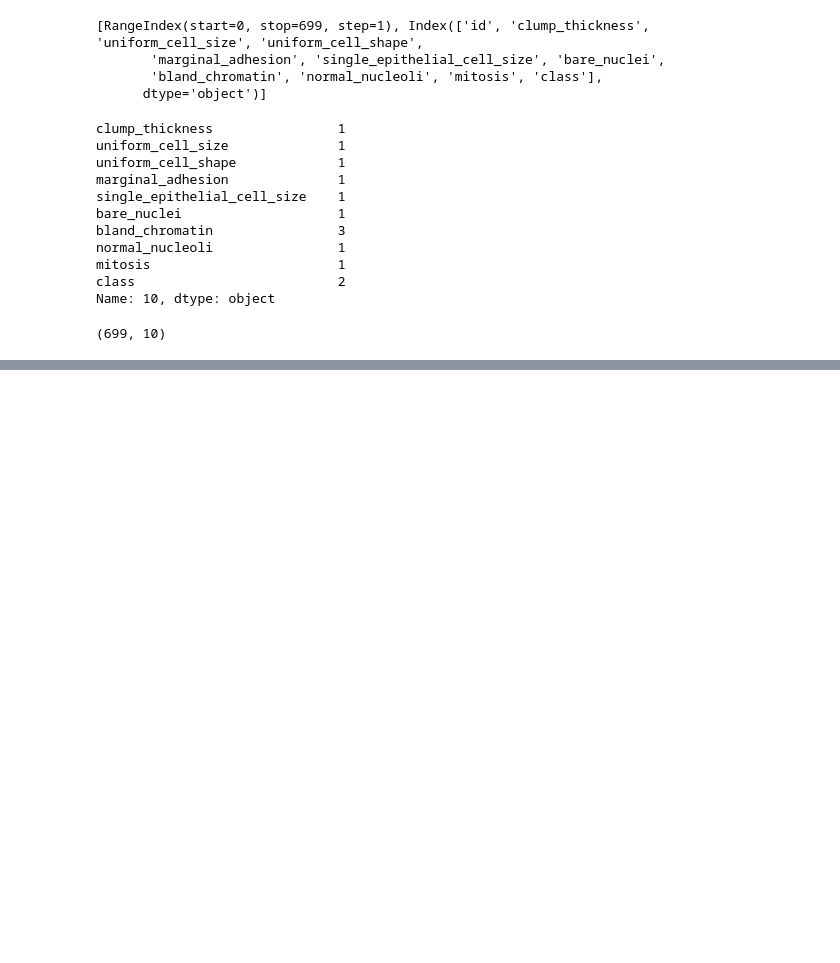
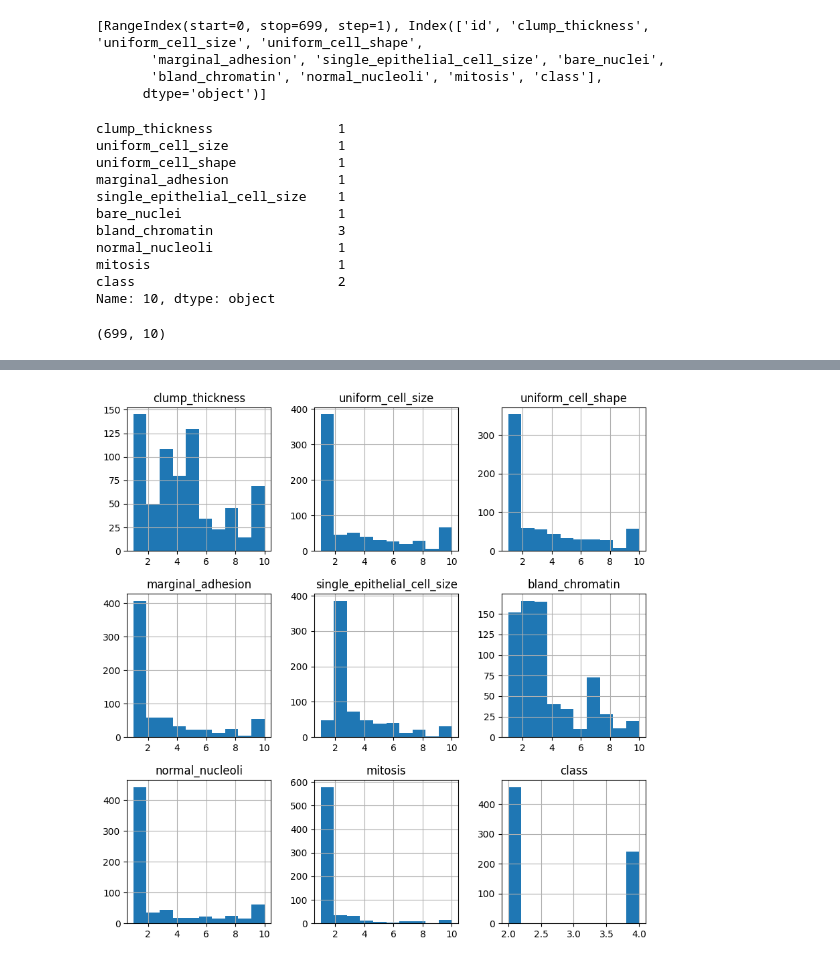
Before and after one commit to boseung2/machine-learning, a Jupyter notebook: healthcare-analytics/01.ipynb, the cells around one changed output, grey strips where cells are left out. Saved outputs shown, nothing was run; the diff lists cells and outputs as text; code cells hidden in the pictures; blank space fills up the shorter version.

```diff
--- a/healthcare-analytics/01.ipynb
+++ b/healthcare-analytics/01.ipynb
@@ -88,0 +111,5 @@ print(df.shape)
+# %%
+df.hist(figsize = (10, 10))
+plt.show()
+# %% [output]
+[figure, added]
```
Also changed, not shown: parts of 12 cells of this notebook.
